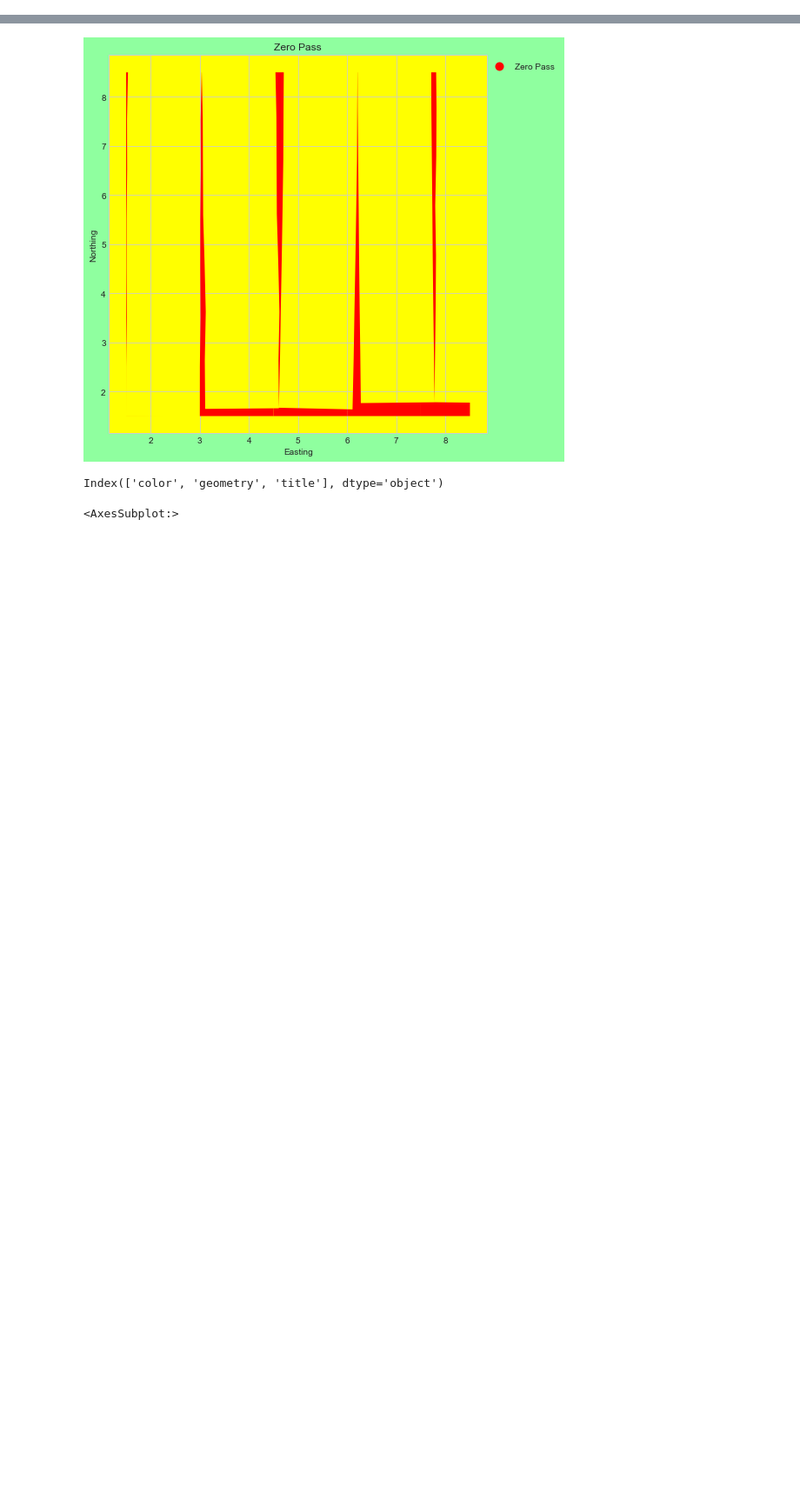
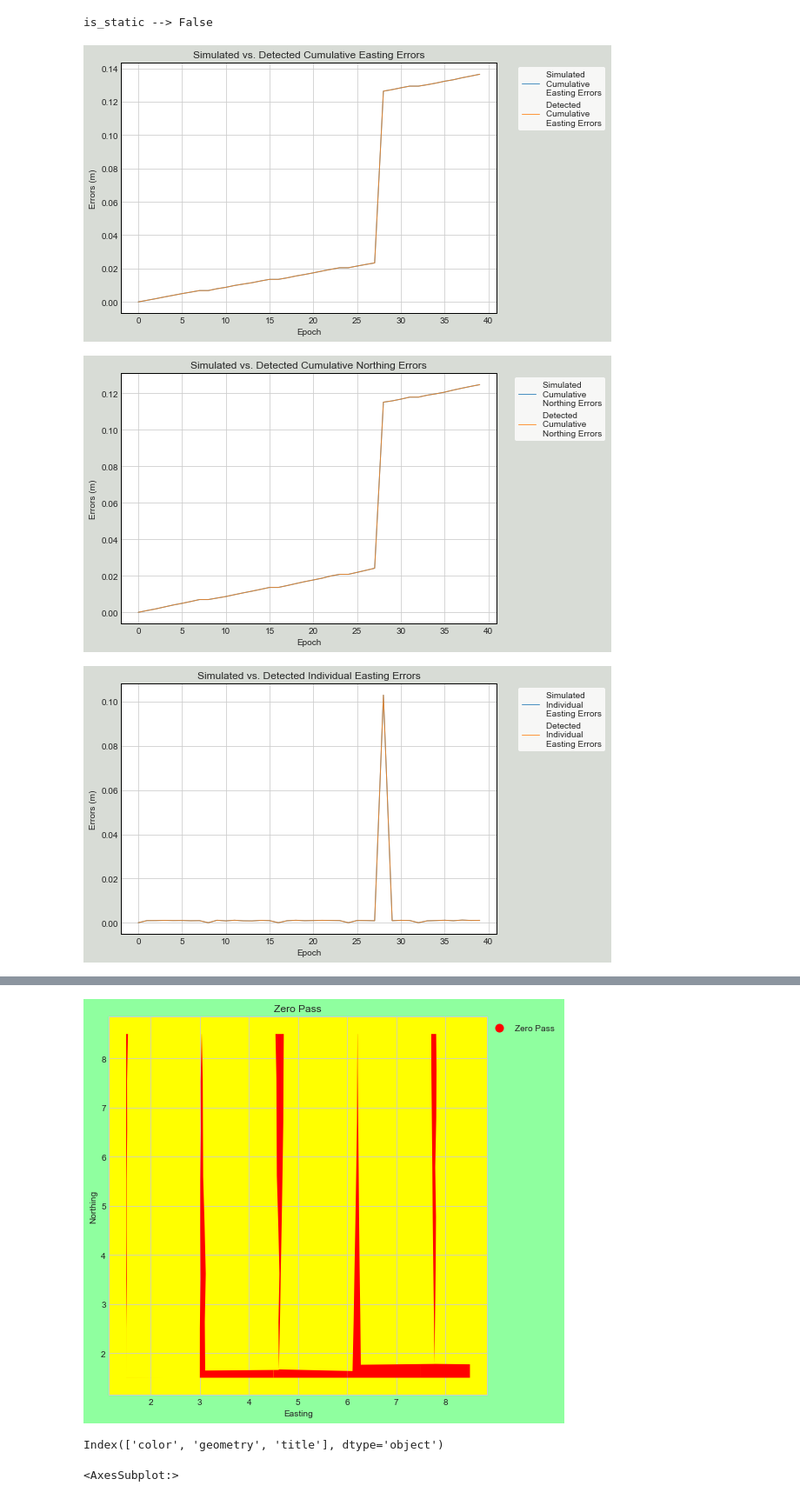
Before and after one commit to jnaess/ENGO-500, a Jupyter notebook: testbook.ipynb, the cells around one changed output, grey strips where cells are left out. Shown at 87% size. Cells and saved outputs as stored; diff of their text form; code cells hidden in the pictures; blank space fills up the shorter version.

```diff
--- a/testbook.ipynb
+++ b/testbook.ipynb
@@ -1,10 +1,17 @@
 # %%
 from manager import Manager
 from point import Coord
 
 manager = Manager(mean_jump = Coord(0,0, std = [.01, .01]),
-                  jump_occurance_probability = 1500,
+                  jump_occurance_probability = 500,
                   easting_jump_const = .1,
                   northing_jump_const = .1)
 
-manager.df_sim.to_csv("Simulation.csv")
+manager.df_sim.head()["drift_cumulative_e"]
+manager.df_sim.head()
+manager.generate_overall_analysis()
+# %% [output]
+is_static --> False
+[figure, added]
+[figure, added]
+[figure, added]
```
Also changed, not shown: parts of 4 cells of this notebook, 9 other files.
